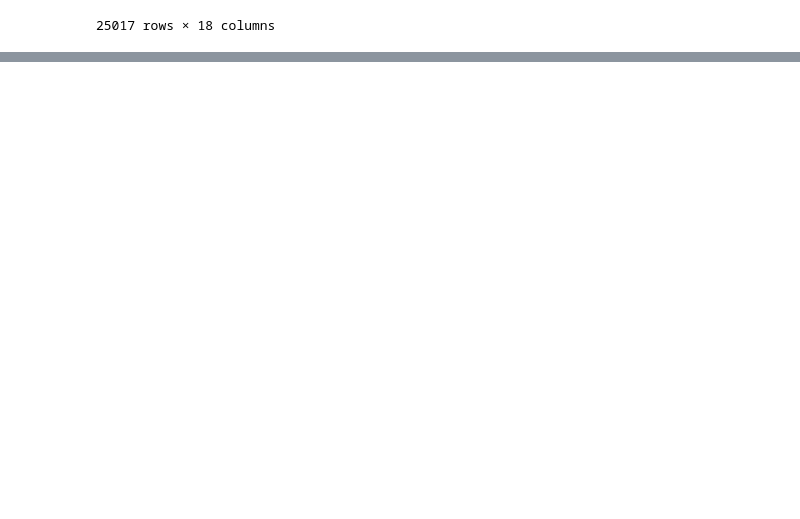
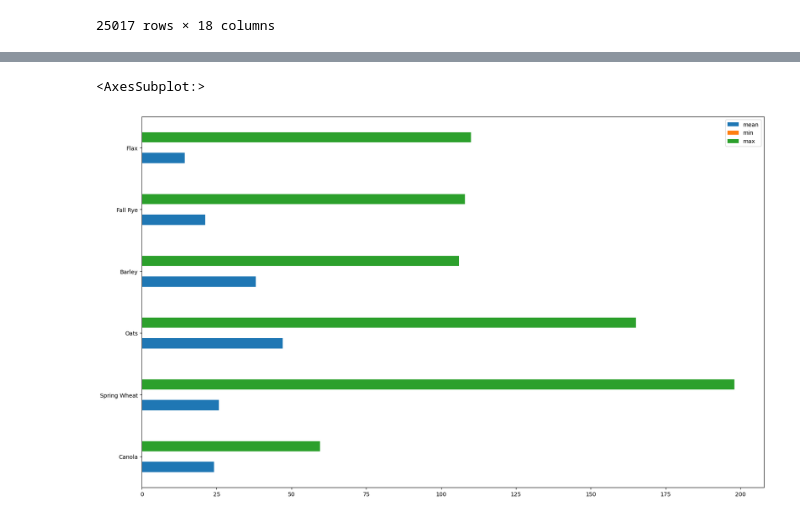
Before and after one commit to Ismailmalccoding/Palette-Training_5-, a Jupyter notebook: Palette_Training_5-main/Assignment_5.ipynb, the cells around one changed output, grey strips where cells are left out. Saved outputs shown, nothing was run; the diff lists cells and outputs as text; code cells hidden in the pictures; blank space fills up the shorter version.

```diff
--- a/Palette_Training_5-main/Assignment_5.ipynb
+++ b/Palette_Training_5-main/Assignment_5.ipynb
@@ -25,0 +114,2 @@ df
+# %%
+df['RM']=df['RM'].astype('string')
@@ -25,0 +147,2 @@ df
+# %%
+df=df.drop(['Chickpeas','Tame Hay','Spring Rye', 'Canary Seed', 'Peas', 'Lentils', 'Sunflowers', 'Durum', 'Mustard', 'Winter Wheat'],axis=1)
@@ -25,0 +155,3 @@ df
+# %%
+crop_select = ['Canola', 'Spring Wheat', 'Oats', 'Barley', 'Fall Rye',
+       'Flax']
@@ -25,0 +206,5 @@ df
+# %%
+df[crop_select].describe().T[['mean', 'min', 'max']].plot(kind='barh')
+# %% [output]
+<AxesSubplot:>
+[figure, added]
```
Also changed, not shown: parts of 178 cells of this notebook, 2 other files.
